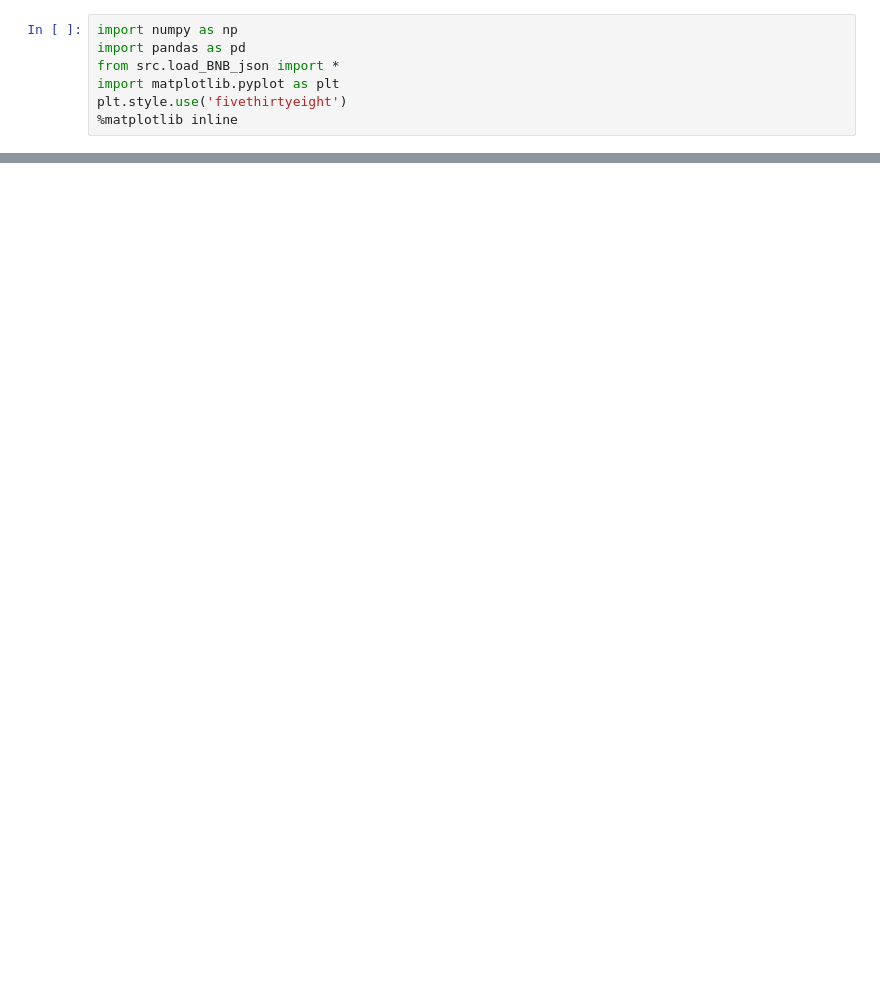
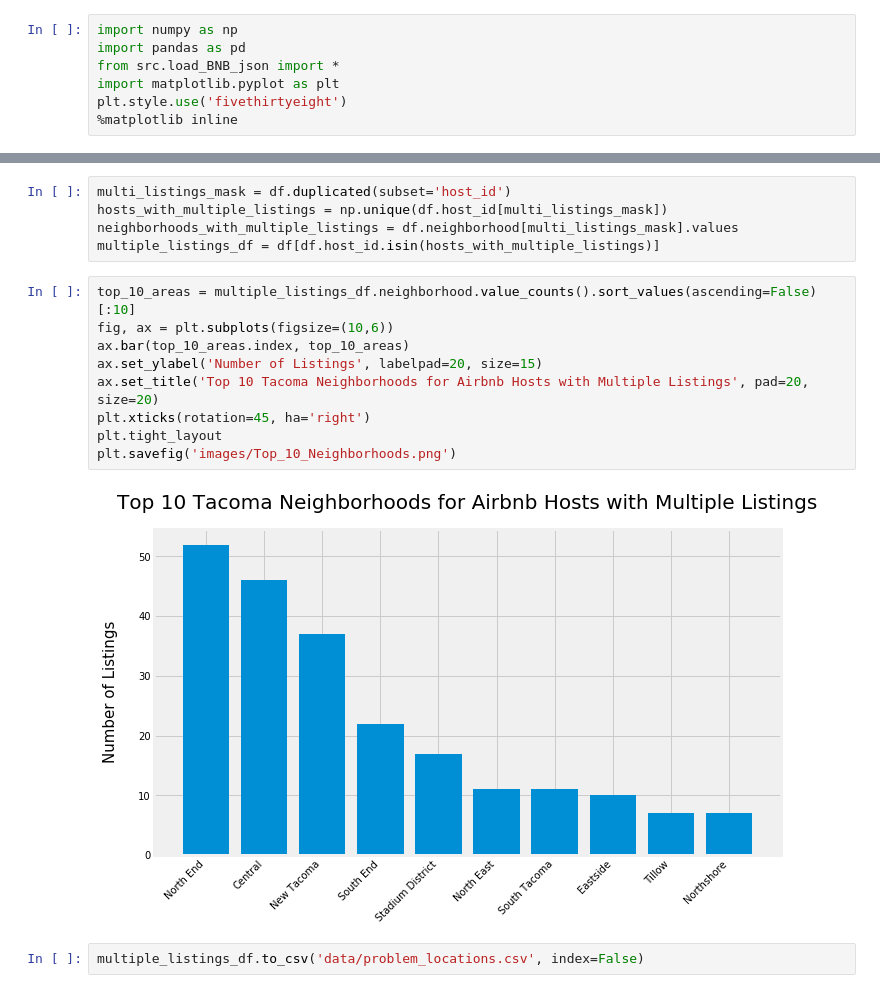
Before and after one commit to isaac-campbell-smith/AirBNB_Rentals, a Jupyter notebook: EDA.ipynb, the cells around one changed output, grey strips where cells are left out. Cells and saved outputs as stored; diff of their text form; blank space fills up the shorter version.

Commit message:
created images

```diff
--- a/EDA.ipynb
+++ b/EDA.ipynb
@@ -66,0 +18,18 @@ tacoma_listings[tacoma_listings.host_id == '34786717']
+# %%
+multi_listings_mask = df.duplicated(subset='host_id')
+hosts_with_multiple_listings = np.unique(df.host_id[multi_listings_mask])
+neighborhoods_with_multiple_listings = df.neighborhood[multi_listings_mask].values
+multiple_listings_df = df[df.host_id.isin(hosts_with_multiple_listings)]
+# %%
+top_10_areas = multiple_listings_df.neighborhood.value_counts().sort_values(ascending=False)[:10]
+fig, ax = plt.subplots(figsize=(10,6))
+ax.bar(top_10_areas.index, top_10_areas)
+ax.set_ylabel('Number of Listings', labelpad=20, size=15)
+ax.set_title('Top 10 Tacoma Neighborhoods for Airbnb Hosts with Multiple Listings', pad=20, size=20)
+plt.xticks(rotation=45, ha='right')
+plt.tight_layout
+plt.savefig('images/Top_10_Neighborhoods.png')
+# %% [output]
+[figure, added]
+# %%
+multiple_listings_df.to_csv('data/problem_locations.csv', index=False)
```
Also changed, not shown: parts of 4 cells of this notebook, 3 other files.
